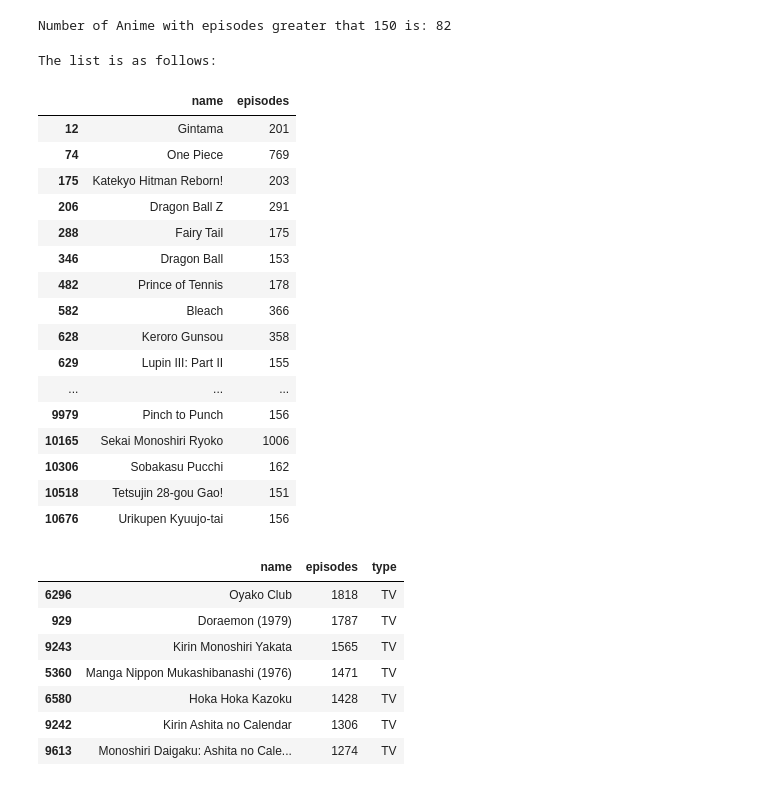
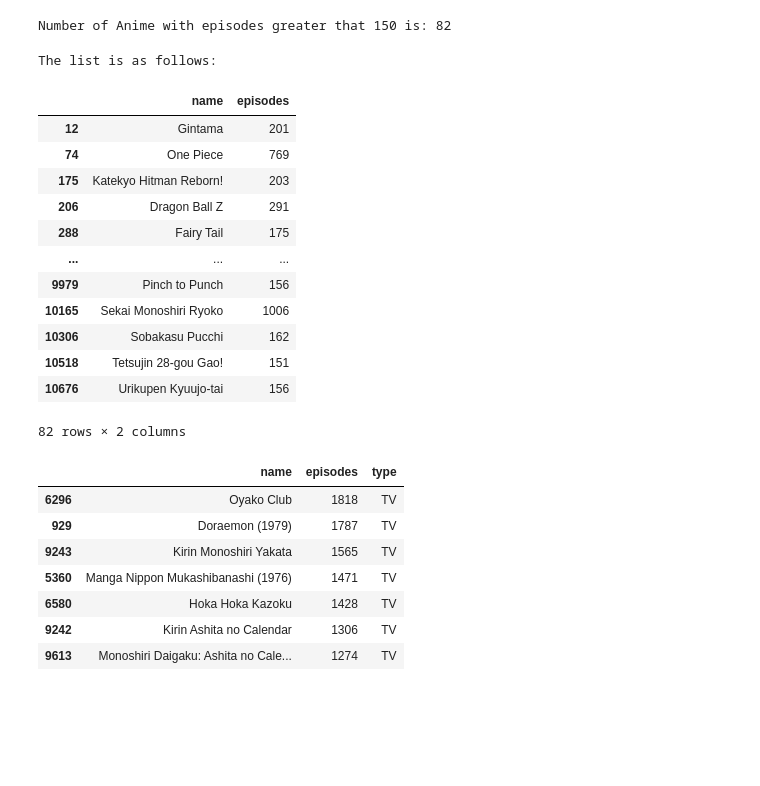
Before and after one commit to bhardwajharsh07/Anime-Recommendation-System, a Jupyter notebook: Anime_Recommendation_System.ipynb, the cells around one changed output. Cells and saved outputs as stored; diff of their text form; code cells hidden in the pictures; blank space fills up the shorter version.

```diff
--- a/Anime_Recommendation_System.ipynb
+++ b/Anime_Recommendation_System.ipynb
@@ -218,27 +238,23 @@ print(f"Number of Anime with episodes greater that 150 is: {df[df['episodes'] >
 # %% [output]
 Number of Anime with episodes greater that 150 is: 82
 # %%
-pd.set_option('display.max_rows', None)
+# pd.set_option('display.max_rows', None)
 
 print(f"The list is as follows:\n")
 df[df['episodes'] > 150][['name','episodes']]
 # %% [output]
 The list is as follows:
 |  | name | episodes |
 | 12 | Gintama | 201 |
 | 74 | One Piece | 769 |
 | 175 | Katekyo Hitman Reborn! | 203 |
 | 206 | Dragon Ball Z | 291 |
 | 288 | Fairy Tail | 175 |
-| 346 | Dragon Ball | 153 |
-| 482 | Prince of Tennis | 178 |
-| 582 | Bleach | 366 |
-| 628 | Keroro Gunsou | 358 |
-| 629 | Lupin III: Part II | 155 |
 | ... | ... | ... |
 | 9979 | Pinch to Punch | 156 |
 | 10165 | Sekai Monoshiri Ryoko | 1006 |
 | 10306 | Sobakasu Pucchi | 162 |
 | 10518 | Tetsujin 28-gou Gao! | 151 |
 | 10676 | Urikupen Kyuujo-tai | 156 |
+82 rows × 2 columns
 # %%
```
Also changed, not shown: parts of 8 cells of this notebook.
